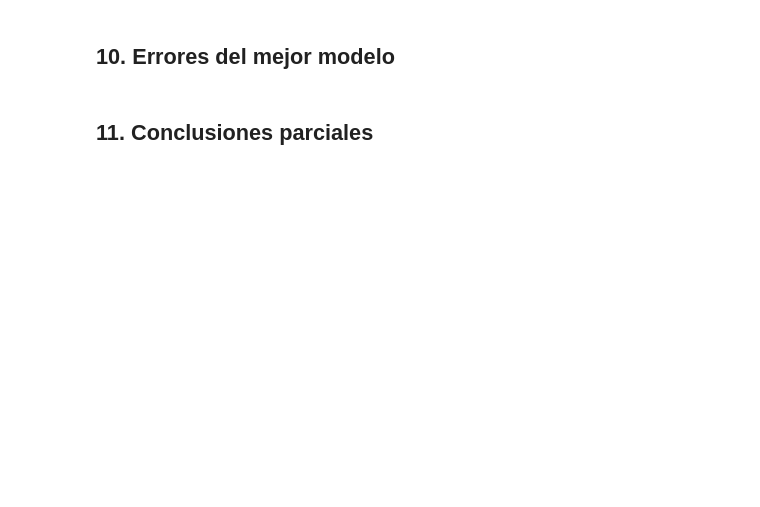
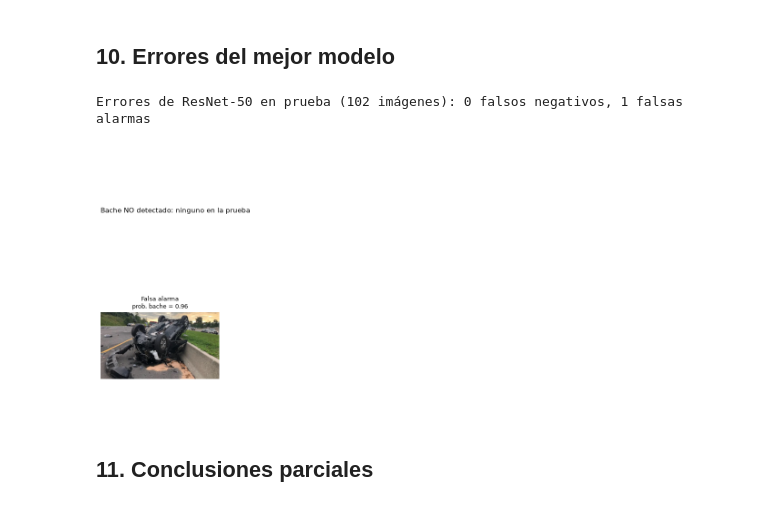
Before and after one commit to E-SalazarDev/urbanos, a Jupyter notebook: ml/notebooks/01_comparativo_modelos_baches.ipynb, the cells around one changed output. Cells and saved outputs as stored; diff of their text form; code cells hidden in the pictures; blank space fills up the shorter version.

```diff
--- a/ml/notebooks/01_comparativo_modelos_baches.ipynb
+++ b/ml/notebooks/01_comparativo_modelos_baches.ipynb
@@ -65,14 +124,8 @@ random.seed(SEMILLA); np.random.seed(SEMILLA); torch.manual_seed(SEMILLA)
 ## 4. Autenticación en Hugging Face Hub
 Inicio sesión con un token de lectura guardado en los Secretos de Colab (`HF_TOKEN`).
 # %%
-from huggingface_hub import login, whoami
 
-try:
-    from google.colab import userdata
-    login(token=userdata.get("HF_TOKEN"))
-except Exception as error:
-    print("No se encontró el secreto HF_TOKEN:", type(error).__name__)
-    from huggingface_hub import notebook_login
-    notebook_login()
+from huggingface_hub import HfApi
 
-print("Sesión iniciada en Hugging Face como:", whoami()["name"])
+api = HfApi()
+print("Conexión con Hugging Face disponible.")
@@ -501,22 +966,63 @@ display(umbrales[umbrales["modelo"] == mejor].round(3))
 ## 10. Errores del mejor modelo
 # %%
 prob_mejor = probs[mejor]
+
 prueba = dfs["test"].assign(prob=prob_mejor)
-falsos_negativos = prueba[(prueba["etiqueta"] == 1) & (prueba["prob"] < 0.5)].sort_values("prob")
-falsos_positivos = prueba[(prueba["etiqueta"] == 0) & (prueba["prob"] >= 0.5)].sort_values("prob", ascending=False)
-print(f"Errores de {mejor} en prueba ({len(prueba)} imágenes): {len(falsos_negativos)} falsos negativos, "
-      f"{len(falsos_positivos)} falsas alarmas")
+
+falsos_negativos = prueba[
+    (prueba["etiqueta"] == 1) & (prueba["prob"] < 0.5)
+].sort_values("prob")
+
+falsos_positivos = prueba[
+    (prueba["etiqueta"] == 0) & (prueba["prob"] >= 0.5)
+].sort_values("prob", ascending=False)
+
+print(
+    f"Errores de {mejor} en prueba ({len(prueba)} imágenes): "
+    f"{len(falsos_negativos)} falsos negativos, "
+    f"{len(falsos_positivos)} falsas alarmas"
+)
 
 fig, ejes = plt.subplots(2, 4, figsize=(14, 6))
-for fila_ejes, (titulo, datos) in zip(ejes, [("Bache NO detectado", falsos_negativos), ("Falsa alarma", falsos_positivos)]):
+
+for fila_ejes, (titulo, datos) in zip(
+    ejes,
+    [
+        ("Bache NO detectado", falsos_negativos),
+        ("Falsa alarma", falsos_positivos),
+    ]
+):
     for eje in fila_ejes:
         eje.axis("off")
+
     if datos.empty:
-        fila_ejes[0].text(0, 0.5, f"{titulo}: ninguno en la prueba", fontsize=11, transform=fila_ejes[0].transAxes)
+        fila_ejes[0].text(
+            0, 0.5,
+            f"{titulo}: ninguno en la prueba",
+            fontsize=11,
+            transform=fila_ejes[0].transAxes
+        )
+
     for eje, (_, f) in zip(fila_ejes, datos.head(4).iterrows()):
-        eje.imshow(Image.open(RAW / f["ruta_relativa"]).convert("RGB"))
-        eje.set_title(f"{titulo}\nprob. bache = {f['prob']:.2f}", fontsize=9)
-plt.tight_layout(); plt.savefig(RESULTADOS / "errores_mejor_modelo.png", dpi=150); plt.show()
+        ruta_imagen = RAW / f["ruta_relativa"]
+
+        with Image.open(ruta_imagen) as imagen:
+            eje.imshow(imagen.convert("RGB").copy())
+
+        eje.set_title(
+            f"{titulo}\nprob. bache = {f['prob']:.2f}",
+            fontsize=9
+        )
+
+plt.tight_layout()
+plt.savefig(
+    RESULTADOS / "errores_mejor_modelo.png",
+    dpi=150
+)
+plt.show()
+# %% [output]
+Errores de ResNet-50 en prueba (102 imágenes): 0 falsos negativos, 1 falsas alarmas
+[figure, added]
 # %% [markdown]
 ## 11. Conclusiones parciales
 # %%
```
Also changed, not shown: parts of 20 cells of this notebook, 20 other files.
